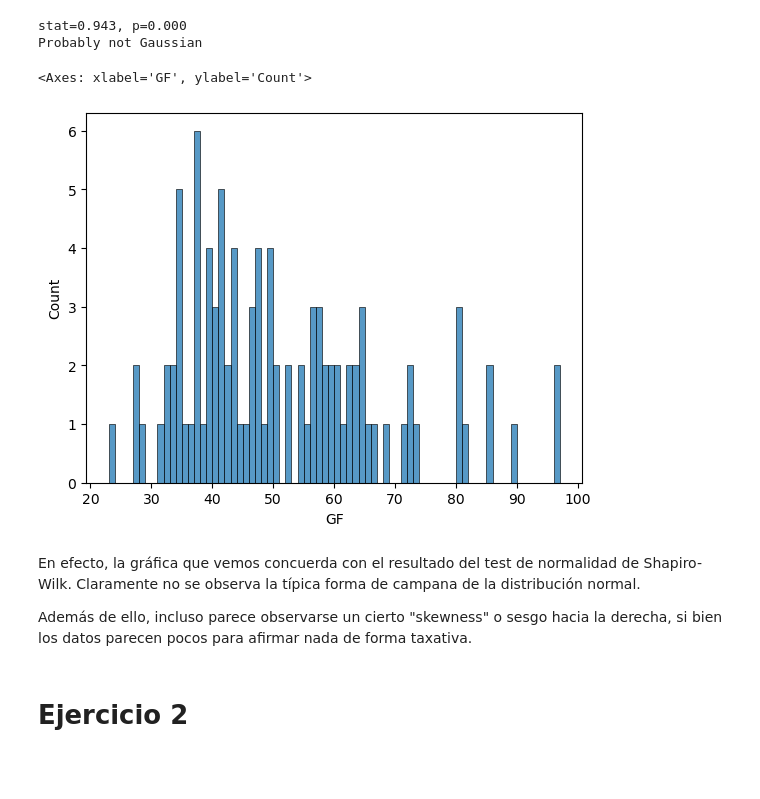
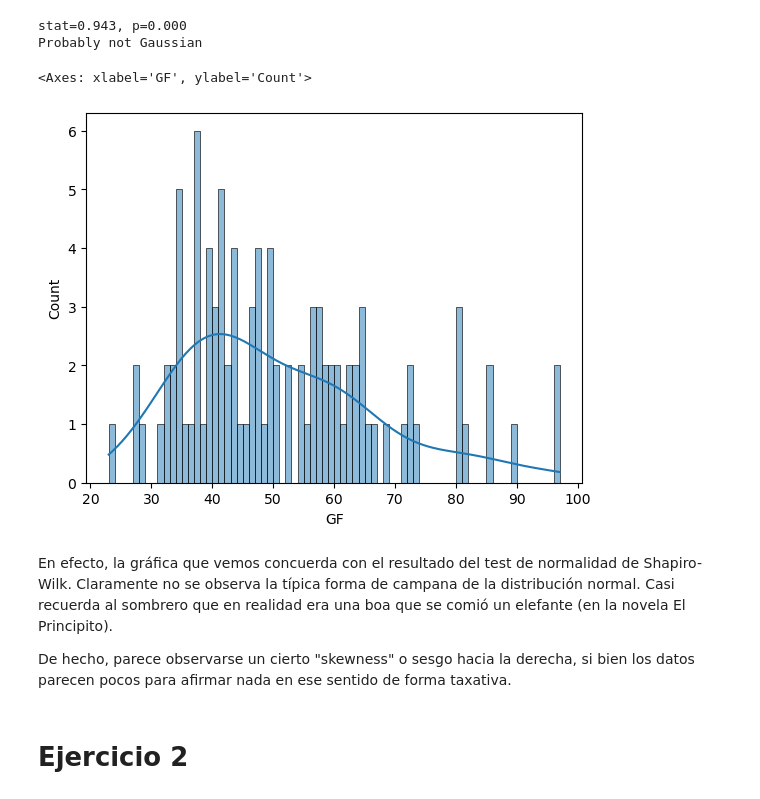
Before and after one commit to karel10/machine_learning_IT, a Jupyter notebook: Tarea M5 T01.ipynb, the cells around one changed output. Drawn from its saved outputs; the diff is of its cells as text; code cells hidden in the pictures; blank space fills up the shorter version.

```diff
--- a/Tarea M5 T01.ipynb
+++ b/Tarea M5 T01.ipynb
@@ -115,14 +118,14 @@ else:
 stat=0.943, p=0.000
 Probably not Gaussian
 # %%
-sns.histplot(data=dataset_UEFA, x="GF", binwidth=1)   # https://seaborn.pydata.org/generated/seaborn.histplot.html
+sns.histplot(data=dataset_UEFA, x="GF", binwidth=1, kde=True)   # https://seaborn.pydata.org/generated/seaborn.histplot.html
 # %% [output]
 <Axes: xlabel='GF', ylabel='Count'>
-[figure, old version]
+[figure, new version]
 # %% [markdown]
-En efecto, la gráfica que vemos concuerda con el resultado del test de normalidad de Shapiro-Wilk. Claramente no se observa la típica forma de campana de la distribución normal.
+En efecto, la gráfica que vemos concuerda con el resultado del test de normalidad de Shapiro-Wilk. Claramente no se observa la típica forma de campana de la distribución normal. Casi recuerda al sombrero que en realidad era una boa que se comió un elefante (en la novela El Principito).
 
-Además de ello, incluso parece observarse un cierto "skewness" o sesgo hacia la derecha, si bien los datos parecen pocos para afirmar nada de forma taxativa.
+De hecho, parece observarse un cierto "skewness" o sesgo hacia la derecha, si bien los datos parecen pocos para afirmar nada en ese sentido de forma taxativa.
 # %% [markdown]
 # Ejercicio 2
 # %% [markdown]
```
Also changed, not shown: parts of 12 cells of this notebook.
